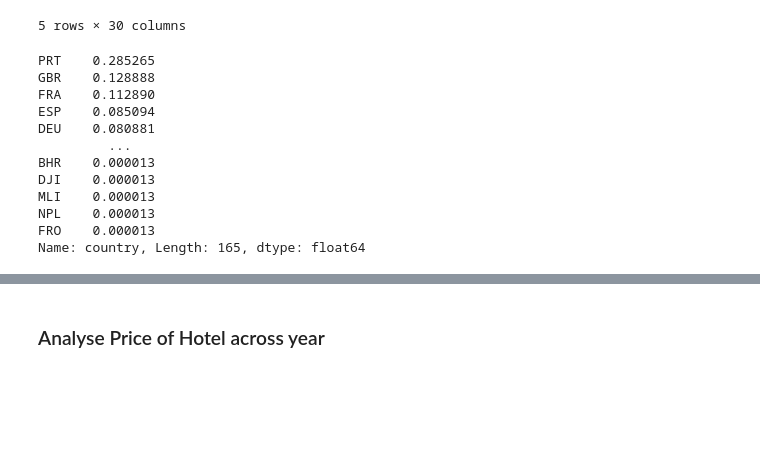
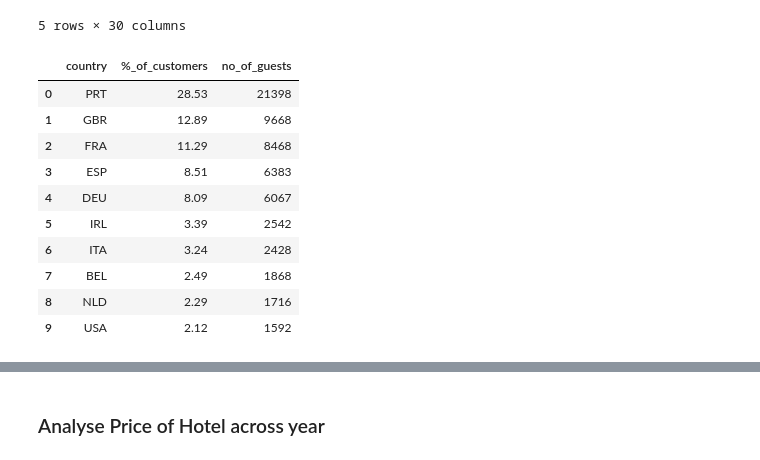
Before and after one commit to alleida23/predicting_hotel_booking_cancellations, a Jupyter notebook: predicting_hotel_booking_cancellations.ipynb, the cells around one changed output, grey strips where cells are left out. Drawn from its saved outputs; the diff is of its cells as text; code cells hidden in the pictures; blank space fills up the shorter version.

```diff
--- a/predicting_hotel_booking_cancellations.ipynb
+++ b/predicting_hotel_booking_cancellations.ipynb
@@ -109,6 +114,6 @@ display(df[filter1].head(), df[filter1].shape)
 # %%
-# Droping those 180 rows and saving into new dataframe
-data = df[~filter1]
+# Drop rows (bookings) with no person included and save it to a new dataframe
+data = df[~filter_no_one]
 print('Original data shape: ', df.shape)
 print('New data shape: ', data.shape)
 # %% [output]
@@ -136,20 +144,35 @@ data[data['is_canceled']==0].head()
 | 4 | Resort Hotel | 0 | 14 | 2015 | July | 27 | ... |
 5 rows × 30 columns
 # %%
+# Calculate the percentage and total count of customers from each country
+
+# Total bookings 'not canceled'
 len_not_canceled = len(data[data['is_canceled']==0])
+
+# Get % of customers of each country
+country_perc_data = round((data[data['is_canceled']==0]['country'].value_counts()/len_not_canceled*100),2).reset_index()
+
+# Count the number of customers from each country
+country_num_data = data[data['is_canceled']==0]['country'].value_counts().reset_index()
+
+# Column names
+country_perc_data.columns=['country', '%_of_customers']
+country_num_data.columns=['country','no_of_guests']
+
+# Merge both dataframes based on 'country'
+country_data = pd.merge(country_perc_data, country_num_data, on='country')
+
+# Top 10 country visitors
+country_data[:10]
+# %% [output]
+|  | country | %_of_customers | no_of_guests |
+| 0 | PRT | 28.53 | 21398 |
+| 1 | GBR | 12.89 | 9668 |
+| 2 | FRA | 11.29 | 8468 |
+| 3 | ESP | 8.51 | 6383 |
+| 4 | DEU | 8.09 | 6067 |
+| 5 | IRL | 3.39 | 2542 |
+| 6 | ITA | 3.24 | 2428 |
+| 7 | BEL | 2.49 | 1868 |
+| 8 | NLD | 2.29 | 1716 |
+| 9 | USA | 2.12 | 1592 |
-# %%
-# Get % of customers of each country
-data[data['is_canceled']==0]['country'].value_counts()/len_not_canceled
-# %% [output]
-PRT    0.285265
-GBR    0.128888
-FRA    0.112890
-ESP    0.085094
-DEU    0.080881
-         ...
-BHR    0.000013
-DJI    0.000013
-MLI    0.000013
-NPL    0.000013
-FRO    0.000013
-Name: country, Length: 165, dtype: float64
```
Also changed, not shown: parts of 92 cells of this notebook, 5 other files.
